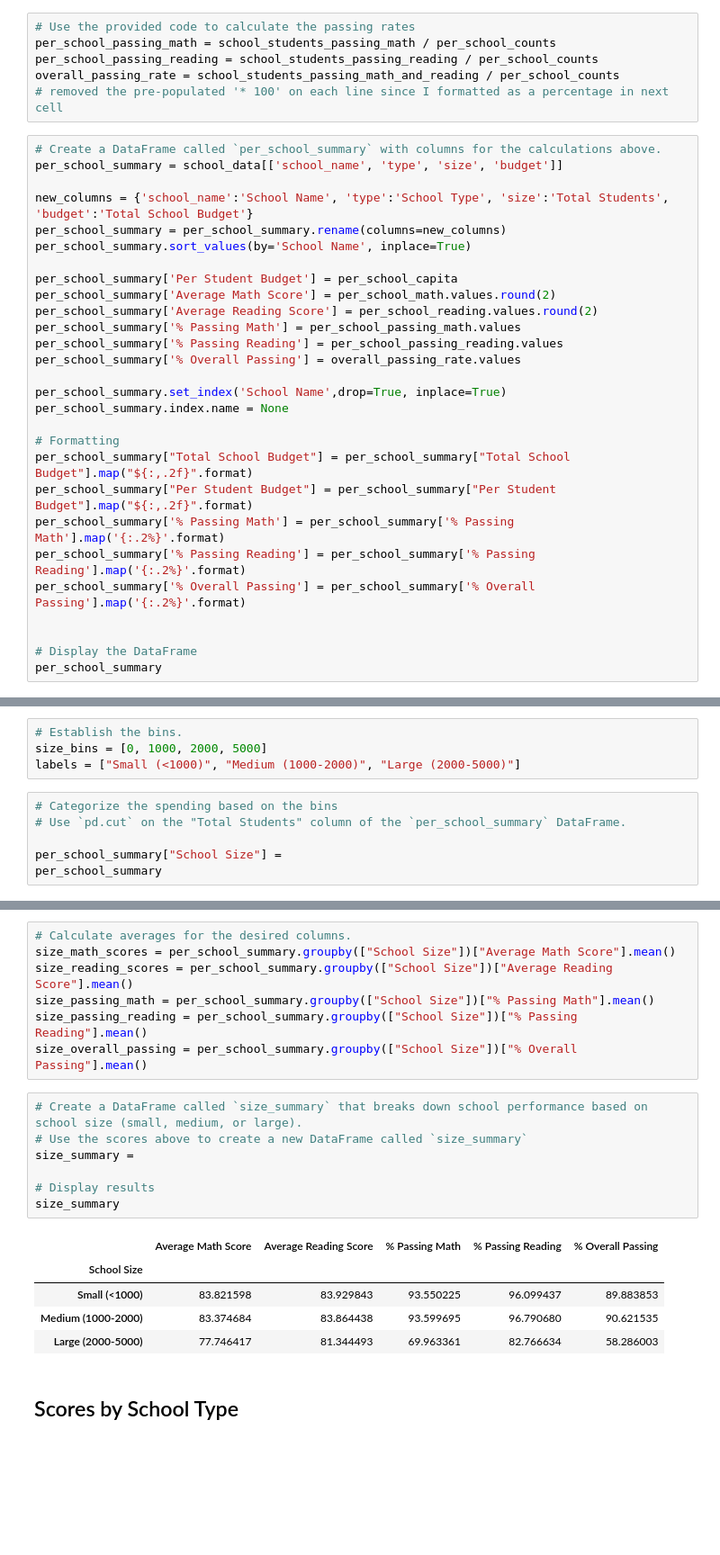
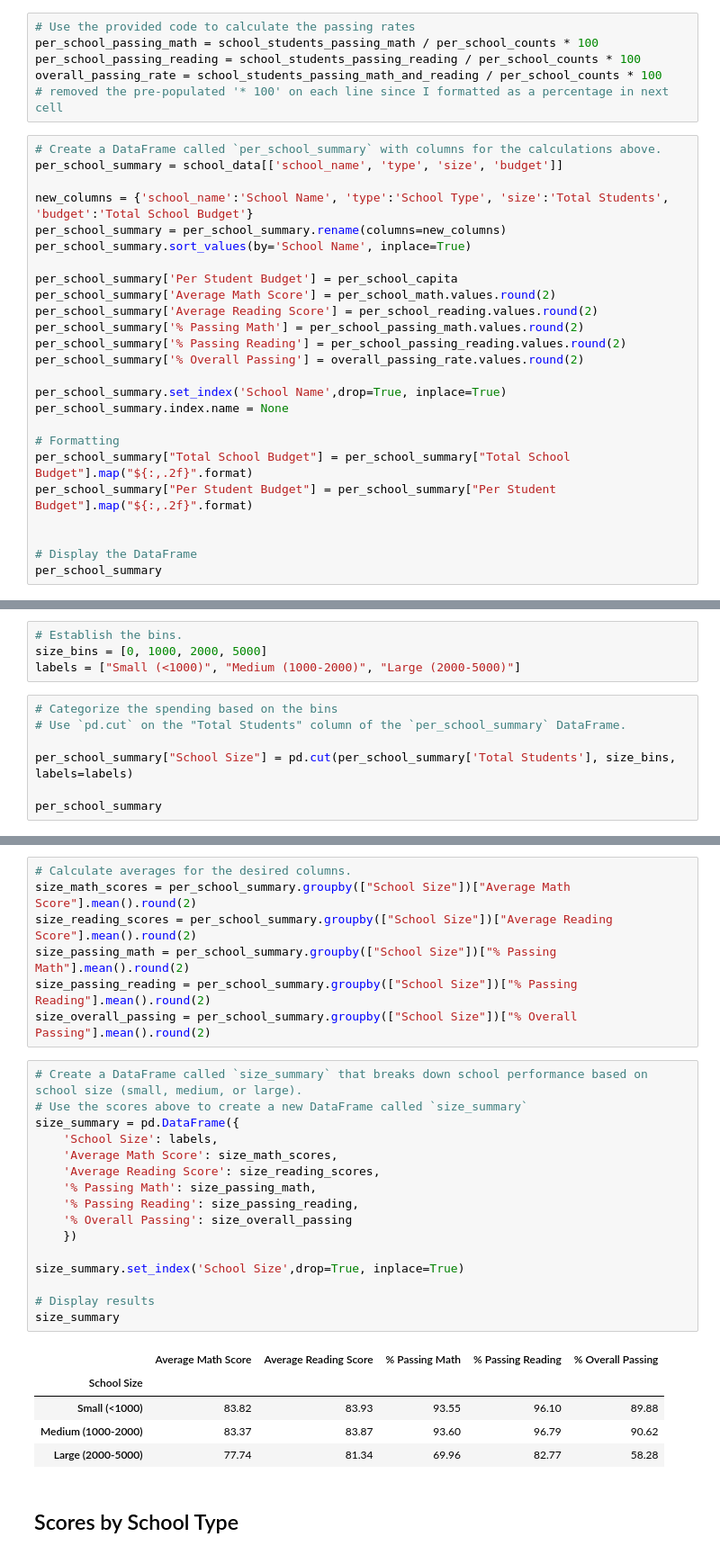
Before and after one commit to bsvab/pandas-challenge, a Jupyter notebook: PyCitySchools/PyCitySchools.ipynb, the cells around one changed output, grey strips where cells are left out. Shown at 90% size. Drawn from its saved outputs; the diff is of its cells as text; blank space fills up the shorter version.

```diff
--- a/PyCitySchools/PyCitySchools.ipynb
+++ b/PyCitySchools/PyCitySchools.ipynb
@@ -138,9 +139,9 @@ students_passing_math_and_reading = school_data_complete[
 school_students_passing_math_and_reading = students_passing_math_and_reading.groupby(["school_name"]).size()
 # %%
 # Use the provided code to calculate the passing rates
-per_school_passing_math = school_students_passing_math / per_school_counts
-per_school_passing_reading = school_students_passing_reading / per_school_counts
-overall_passing_rate = school_students_passing_math_and_reading / per_school_counts
+per_school_passing_math = school_students_passing_math / per_school_counts * 100
+per_school_passing_reading = school_students_passing_reading / per_school_counts * 100
+overall_passing_rate = school_students_passing_math_and_reading / per_school_counts * 100
 # removed the pre-populated '* 100' on each line since I formatted as a percentage in next cell
 # %%
 # Create a DataFrame called `per_school_summary` with columns for the calculations above.
@@ -153,9 +154,9 @@ per_school_summary.sort_values(by='School Name', inplace=True)
 per_school_summary['Per Student Budget'] = per_school_capita
 per_school_summary['Average Math Score'] = per_school_math.values.round(2)
 per_school_summary['Average Reading Score'] = per_school_reading.values.round(2)
-per_school_summary['% Passing Math'] = per_school_passing_math.values
-per_school_summary['% Passing Reading'] = per_school_passing_reading.values
-per_school_summary['% Overall Passing'] = overall_passing_rate.values
+per_school_summary['% Passing Math'] = per_school_passing_math.values.round(2)
+per_school_summary['% Passing Reading'] = per_school_passing_reading.values.round(2)
+per_school_summary['% Overall Passing'] = overall_passing_rate.values.round(2)
 
 per_school_summary.set_index('School Name',drop=True, inplace=True)
 per_school_summary.index.name = None
@@ -163,9 +164,6 @@ per_school_summary.index.name = None
 # Formatting
 per_school_summary["Total School Budget"] = per_school_summary["Total School Budget"].map("${:,.2f}".format)
 per_school_summary["Per Student Budget"] = per_school_summary["Per Student Budget"].map("${:,.2f}".format)
-per_school_summary['% Passing Math'] = per_school_summary['% Passing Math'].map('{:.2%}'.format)
-per_school_summary['% Passing Reading'] = per_school_summary['% Passing Reading'].map('{:.2%}'.format)
-per_school_summary['% Overall Passing'] = per_school_summary['% Overall Passing'].map('{:.2%}'.format)
 
 
 # Display the DataFrame
@@ -367,7 +378,8 @@ labels = ["Small (<1000)", "Medium (1000-2000)", "Large (2000-5000)"]
 # Categorize the spending based on the bins
 # Use `pd.cut` on the "Total Students" column of the `per_school_summary` DataFrame.
 
-per_school_summary["School Size"] =
+per_school_summary["School Size"] = pd.cut(per_school_summary['Total Students'], size_bins, labels=labels)
+
 per_school_summary
 # %% [output]
 |  | School Type | Total Students | Total School Budget | Per Student Budget | Average Math Score | ... |
@@ -389,23 +401,32 @@ per_school_summary
 # %%
 # Calculate averages for the desired columns.
-size_math_scores = per_school_summary.groupby(["School Size"])["Average Math Score"].mean()
-size_reading_scores = per_school_summary.groupby(["School Size"])["Average Reading Score"].mean()
-size_passing_math = per_school_summary.groupby(["School Size"])["% Passing Math"].mean()
-size_passing_reading = per_school_summary.groupby(["School Size"])["% Passing Reading"].mean()
-size_overall_passing = per_school_summary.groupby(["School Size"])["% Overall Passing"].mean()
+size_math_scores = per_school_summary.groupby(["School Size"])["Average Math Score"].mean().round(2)
+size_reading_scores = per_school_summary.groupby(["School Size"])["Average Reading Score"].mean().round(2)
+size_passing_math = per_school_summary.groupby(["School Size"])["% Passing Math"].mean().round(2)
+size_passing_reading = per_school_summary.groupby(["School Size"])["% Passing Reading"].mean().round(2)
+size_overall_passing = per_school_summary.groupby(["School Size"])["% Overall Passing"].mean().round(2)
 # %%
 # Create a DataFrame called `size_summary` that breaks down school performance based on school size (small, medium, or large).
 # Use the scores above to create a new DataFrame called `size_summary`
-size_summary =
+size_summary = pd.DataFrame({
+    'School Size': labels,
+    'Average Math Score': size_math_scores,
+    'Average Reading Score': size_reading_scores,
+    '% Passing Math': size_passing_math,
+    '% Passing Reading': size_passing_reading,
+    '% Overall Passing': size_overall_passing
+    })
+
+size_summary.set_index('School Size',drop=True, inplace=True)
 
 # Display results
 size_summary
 # %% [output]
 |  | Average Math Score | Average Reading Score | % Passing Math | % Passing Reading | % Overall Passing |
 | School Size |  |  |  |  |  |
-| Small (<1000) | 83.821598 | 83.929843 | 93.550225 | 96.099437 | 89.883853 |
-| Medium (1000-2000) | 83.374684 | 83.864438 | 93.599695 | 96.790680 | 90.621535 |
-| Large (2000-5000) | 77.746417 | 81.344493 | 69.963361 | 82.766634 | 58.286003 |
+| Small (<1000) | 83.82 | 83.93 | 93.55 | 96.10 | 89.88 |
+| Medium (1000-2000) | 83.37 | 83.87 | 93.60 | 96.79 | 90.62 |
+| Large (2000-5000) | 77.74 | 81.34 | 69.96 | 82.77 | 58.28 |
 # %% [markdown]
 ## Scores by School Type
 # %%
```
Also changed, not shown: parts of 9 cells of this notebook.
